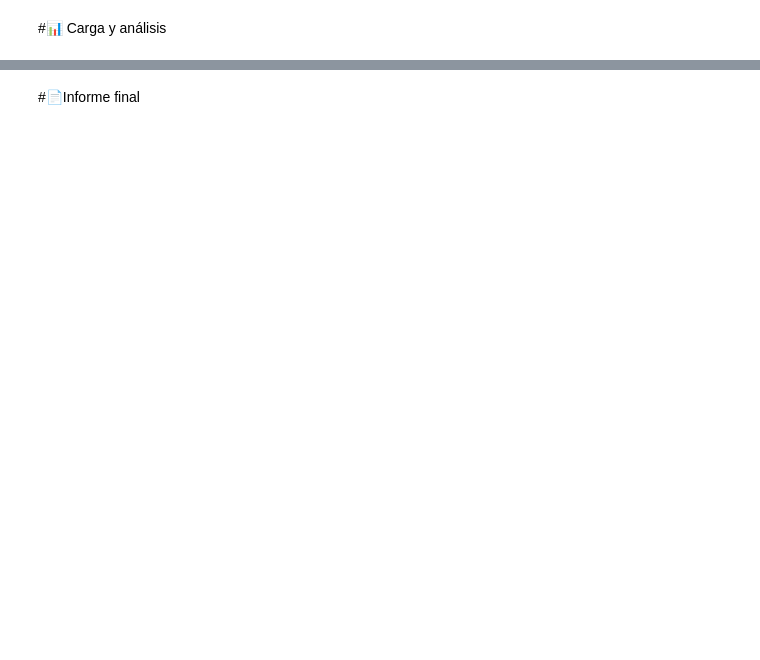
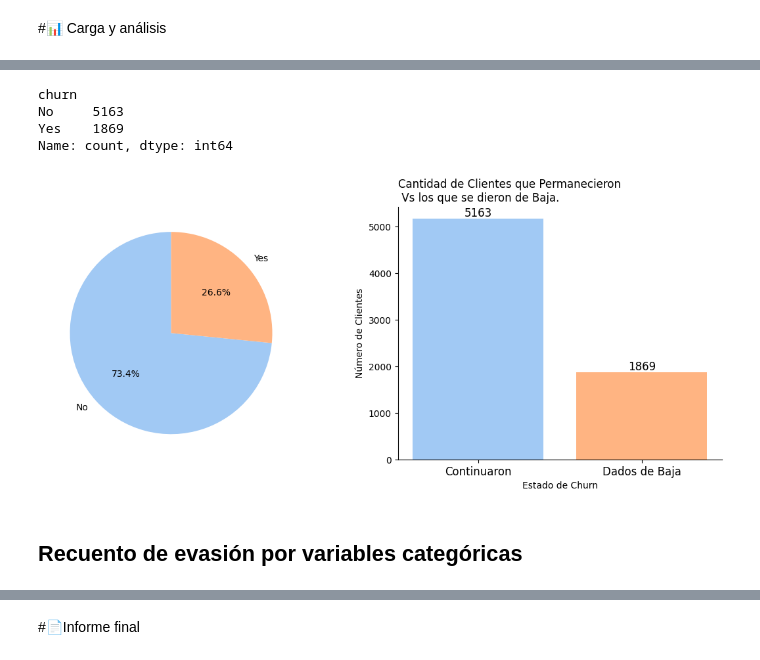
Before and after one commit to Darianna-dev/TELECOM-X-2, a Jupyter notebook: TelecomX_LATAM_2.ipynb, the cells around one changed output, grey strips where cells are left out. Cells and saved outputs as stored; diff of their text form; code cells hidden in the pictures; blank space fills up the shorter version.

```diff
--- a/TelecomX_LATAM_2.ipynb
+++ b/TelecomX_LATAM_2.ipynb
@@ -350,0 +353,13 @@ None
+# %%
+# Diccionario de mapeo
+mapeo = {'Yes': 1, 'No': 0}
+
+# Aplicar a columnas relevantes
+cols_a_binarias = ['partner', 'dependents', 'phoneservice', 'multiplelines', 'onlinesecurity',
+                   'onlinebackup', 'deviceprotection', 'techsupport', 'streamingtv', 'streamingmovies','paperlessbilling']
+
+for col in cols_a_binarias:
+  if col in datos.columns and datos[col].dtype == 'object':
+    datos[col] = datos[col].map(mapeo)
+
+datos.sample(3)
@@ -352,0 +447,44 @@ None
+# %%
+
+churn_counts = datos['churn'].value_counts()
+print(churn_counts)
+# %% [output]
+churn
+No     5163
+Yes    1869
+Name: count, dtype: int64
+# %%
+fig, ax = plt.subplots(1,2, figsize=(14, 5))
+
+# Primer Gráfico de Pie
+ax[0].pie(
+    churn_counts.values,
+    labels=churn_counts.index,
+    autopct='%1.1f%%',
+    startangle=90,
+    colors=sns.color_palette("pastel"),
+    # wedgeprops=dict(width=0.5)
+)
+
+# Segudo Gráfico de Barras
+ax[1].bar(x=churn_counts.index, height=churn_counts.values, color=sns.color_palette("pastel"))
+ax[1].set_title('Cantidad de Clientes que Permanecieron\n Vs los que se dieron de Baja.', loc='left')
+ax[1].set_xlabel('Estado de Churn')
+ax[1].set_ylabel('Número de Clientes')
+
+
+ax[1].xaxis.set_tick_params(labelsize=12)
+ax[1].xaxis.set_tick_params(labelsize=12)
+ax[1].spines['top'].set_visible(False)
+ax[1].spines['right'].set_visible(False)
+
+ax[1].set_xticks([0, 1], ['Continuaron', 'Dados de Baja'])
+
+for i, value in enumerate(churn_counts.values):
+    ax[1].text(i, value + 50, str(value), ha='center', fontsize=12)
+
+plt.show()
+# %% [output]
+[figure, added]
+# %% [markdown]
+## Recuento de evasión por variables categóricas
```
Also changed, not shown: parts of 64 cells of this notebook.
